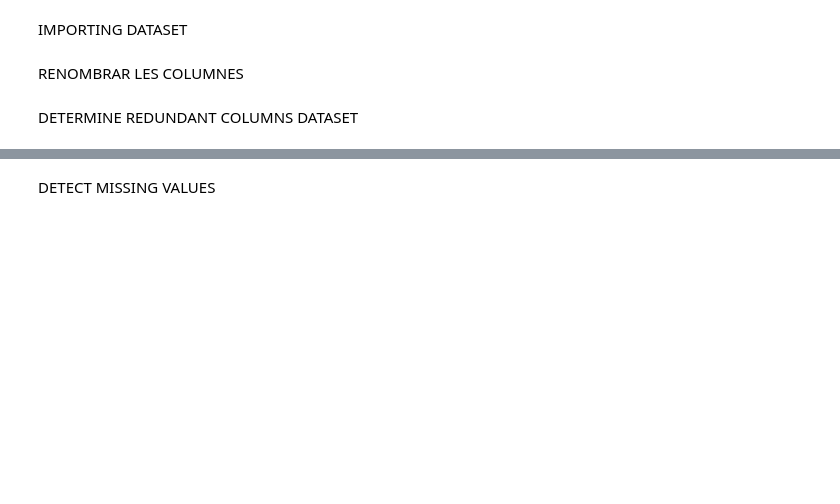
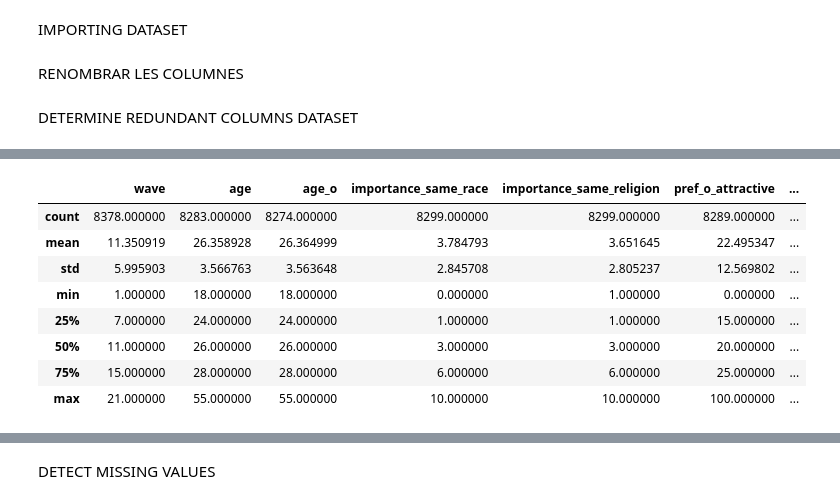
Before and after one commit to Lvago/MD_D1_3_12, a Jupyter notebook: Projecte2/proj.ipynb, the cells around one changed output, grey strips where cells are left out. Drawn from its saved outputs; the diff is of its cells as text; code cells hidden in the pictures; blank space fills up the shorter version.

```diff
--- a/Projecte2/proj.ipynb
+++ b/Projecte2/proj.ipynb
@@ -60 +64,13 @@ Number of categorical variables:  7
 Number of numerical variables:  58
+# %%
+df.describe()
+# %% [output]
+|  | wave | age | age_o | importance_same_race | importance_same_religion | pref_o_attractive | ... |
+| count | 8378.000000 | 8283.000000 | 8274.000000 | 8299.000000 | 8299.000000 | 8289.000000 | ... |
+| mean | 11.350919 | 26.358928 | 26.364999 | 3.784793 | 3.651645 | 22.495347 | ... |
+| std | 5.995903 | 3.566763 | 3.563648 | 2.845708 | 2.805237 | 12.569802 | ... |
+| min | 1.000000 | 18.000000 | 18.000000 | 0.000000 | 1.000000 | 0.000000 | ... |
+| 25% | 7.000000 | 24.000000 | 24.000000 | 1.000000 | 1.000000 | 15.000000 | ... |
+| 50% | 11.000000 | 26.000000 | 26.000000 | 3.000000 | 3.000000 | 20.000000 | ... |
+| 75% | 15.000000 | 28.000000 | 28.000000 | 6.000000 | 6.000000 | 25.000000 | ... |
+| max | 21.000000 | 55.000000 | 55.000000 | 10.000000 | 10.000000 | 100.000000 | ... |
```
Also changed, not shown: parts of 10 cells of this notebook, 1 other file.
